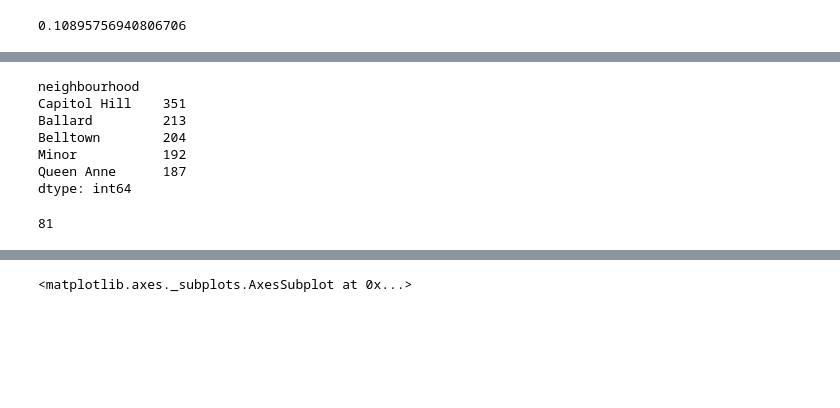
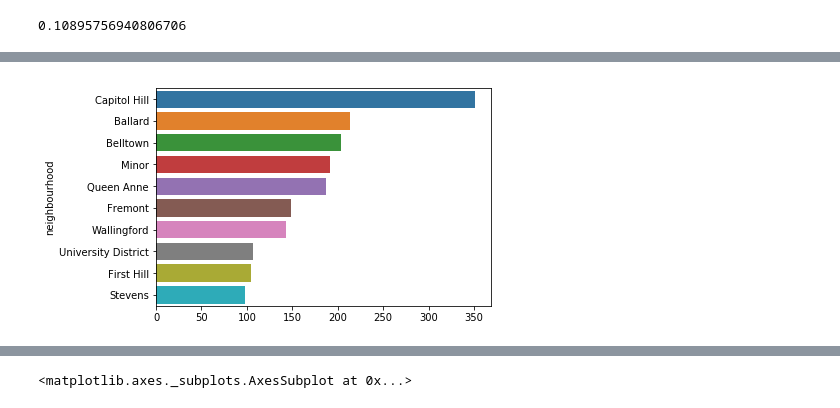
Before and after one commit to claudehotline/write_a_data_science_blog, a Jupyter notebook: Airbnb Seattle dataset.ipynb, the cells around one changed output, grey strips where cells are left out. Cells and saved outputs as stored; diff of their text form; code cells hidden in the pictures; blank space fills up the shorter version.

```diff
--- a/Airbnb Seattle dataset.ipynb
+++ b/Airbnb Seattle dataset.ipynb
@@ -43,0 +89,8 @@ Length: 92, dtype: object
+# %%
+import re
+
+currency_symbol = re.compile('[$,]')
+
+seattle_listings_df['price'] = seattle_listings_df['price'].apply(lambda x: currency_symbol.sub('', x)).astype('float64')
+#seattle_listings_df['weekly_price'] = seattle_listings_df['weekly_price'].apply(lambda x: currency_symbol.sub('', x) if x!='NaN').astype('float64')
+#seattle_listings_df['monthly_price'] = seattle_listings_df['monthly_price'].apply(lambda x: currency_symbol.sub('', x)).astype('float64')
@@ -86,3 +100,0 @@ array(['id', 'listing_url', 'scrape_id', 'last_scraped', 'name',
-# %%
-seattle_listings_df = seattle_listings_df[['id', 'description', 'neighborhood_overview', 'neighbourhood']]
-seattle_listings_df
@@ -134,19 +107,10 @@ seattle_listings_df
 # %%
 neighbourhood_list_count = seattle_listings_df.groupby(['neighbourhood']).size()
-neighbourhood_list_count.sort_values(ascending=False)[:5]
+data = neighbourhood_list_count.sort_values(ascending=False)[:10]
-# %% [output]
-neighbourhood
-Capitol Hill    351
-Ballard         213
-Belltown        204
-Minor           192
-Queen Anne      187
-dtype: int64
-# %%
-neighbourhood = seattle_listings_df['neighbourhood']
-len(set(neighbourhood))
-# %% [output]
-81
+# %%
+ax = sns.barplot(y=data.index, x=data.values)
+# %% [output]
+[figure, added]
 # %%
 import matplotlib.pyplot as plt
 import seaborn as sns
```
Also changed, not shown: parts of 17 cells of this notebook.
